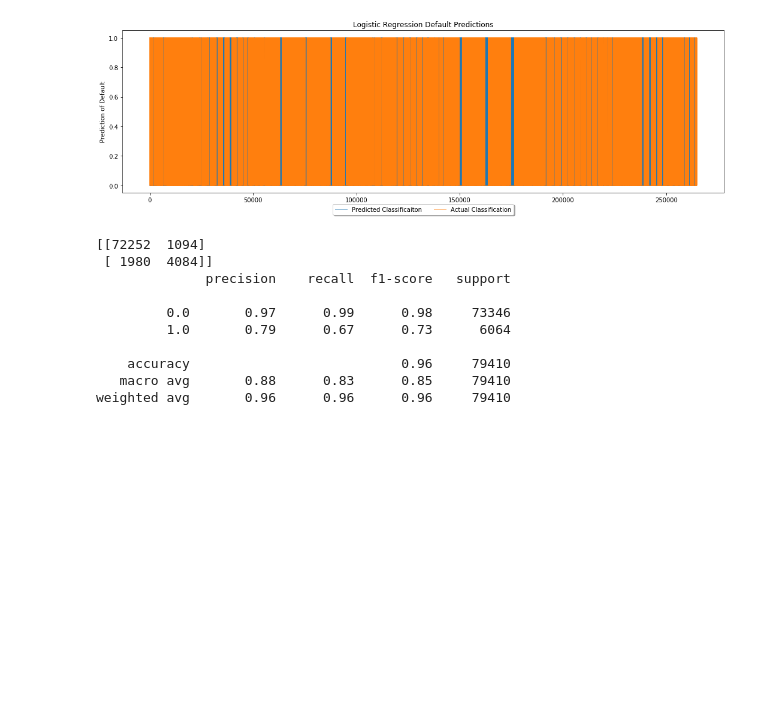
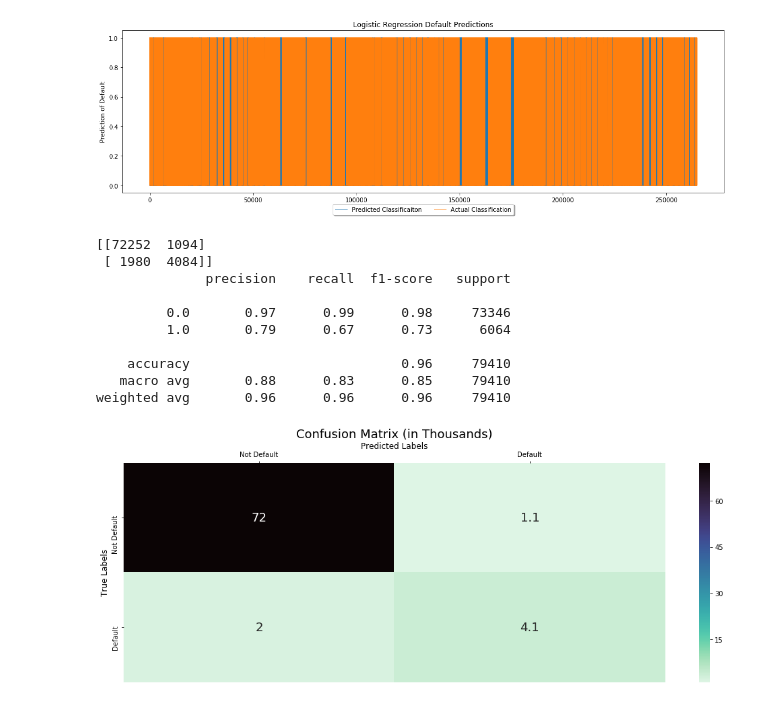
Before and after one commit to rogo10/Loan-Project, a Jupyter notebook: logistic regression.ipynb, the cells around one changed output. Drawn from its saved outputs; the diff is of its cells as text; code cells hidden in the pictures; blank space fills up the shorter version.

```diff
--- a/logistic regression.ipynb
+++ b/logistic regression.ipynb
@@ -199,3 +197,20 @@ print(classification_report(y_test,predictions))
     accuracy                           0.96     79410
    macro avg       0.88      0.83      0.85     79410
 weighted avg       0.96      0.96      0.96     79410
+# %%
+cm = confusion_matrix(y_test, predictions)
+cm_abbrev = np.around(cm/1000,decimals=1)
+# %%
+plt.rcParams['xtick.top'] = plt.rcParams['xtick.labeltop'] = True
+fig = plt.figure(figsize=(18, 6))
+ax = plt.subplot()
+sns.heatmap(cm_abbrev, annot=True, ax=ax, cmap="mako_r",annot_kws={"fontsize":18})
+ax.set_xlabel('Predicted Labels',fontsize=12)
+ax.set_ylabel('True Labels',fontsize=12)
+ax.set_title('Confusion Matrix (in Thousands)', fontsize=18)
+ax.xaxis.set_ticklabels(['Not Default','Default'])
+ax.xaxis.set_label_position('top')
+ax.xaxis.tick_top()
+ax.yaxis.set_ticklabels(['Not Default', 'Default']);
+# %% [output]
+[figure, added]
```
Also changed, not shown: parts of 2 cells of this notebook.
